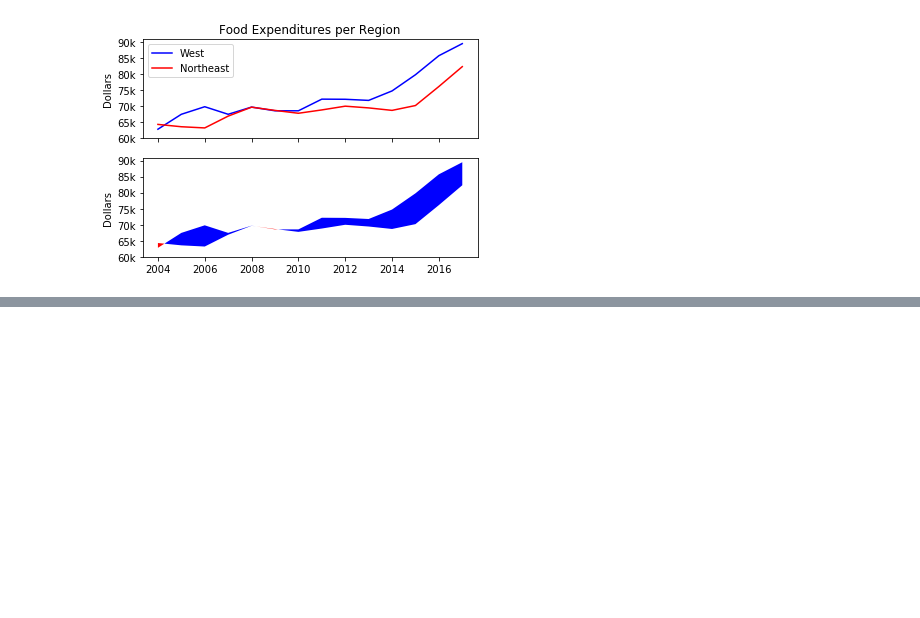
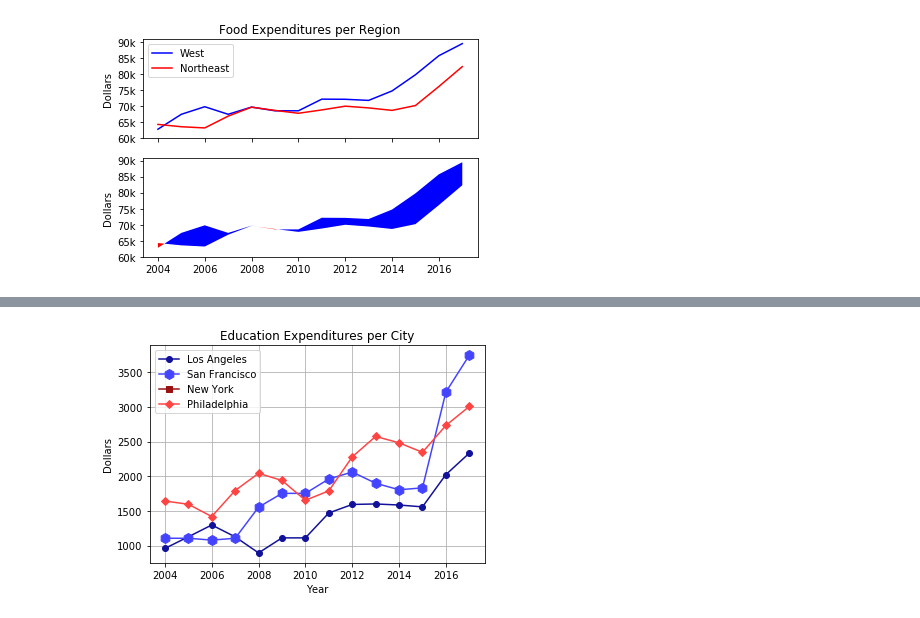
Before and after one commit to Dolphindalt/DataVis, a Jupyter notebook: DataVisHw1.ipynb, the cells around one changed output, grey strips where cells are left out. Cells and saved outputs as stored; diff of their text form; code cells hidden in the pictures; blank space fills up the shorter version.

```diff
--- a/DataVisHw1.ipynb
+++ b/DataVisHw1.ipynb
@@ -146,0 +171,20 @@ plt.show()
+# %%
+wdd = pd.read_csv("./data/education_west1.csv", sep="\t")
+nedd = pd.read_csv("./data/education_northeast1.csv", sep="\t")
+x = df['Year']
+y1 = wdd.iloc[:,1]
+y2 = wdd.iloc[:,2]
+y3 = nedd.iloc[:,1]
+y4 = nedd.iloc[:,2]
+plt.plot(x, y1, c='#111199', marker='o', label="Los Angeles")
+plt.plot(x, y2, c='#4444ff', marker='h', markersize=10, label="San Francisco")
+plt.plot(x, y3, c='#991111', marker="s", label="New York")
+plt.plot(x, y4, c='#ff4444', marker="D", label="Philadelphia")
+plt.xlabel("Year")
+plt.ylabel("Dollars")
+plt.title("Education Expenditures per City")
+plt.legend(loc='best')
+plt.grid()
+plt.show()
+# %% [output]
+[figure, added]
```
Also changed, not shown: parts of 8 cells of this notebook, 12 other files.
